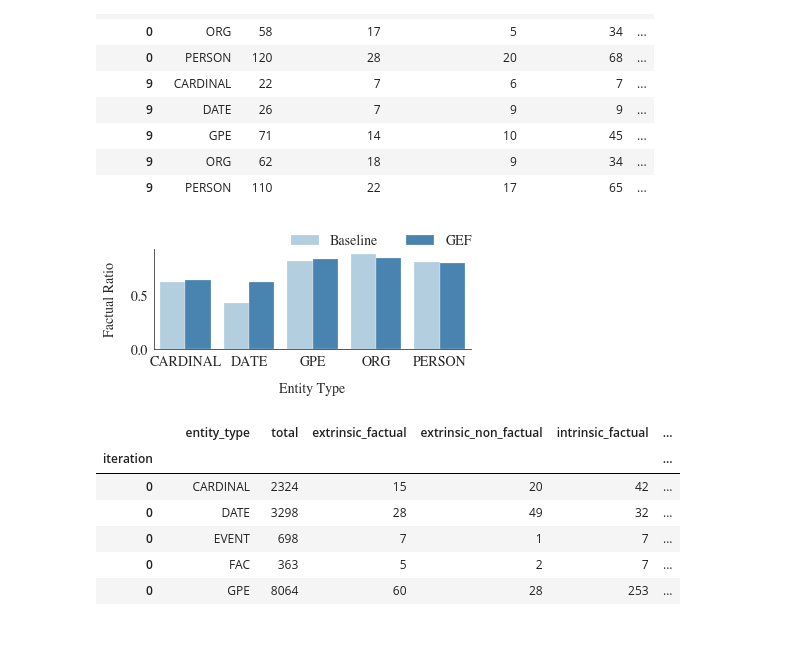
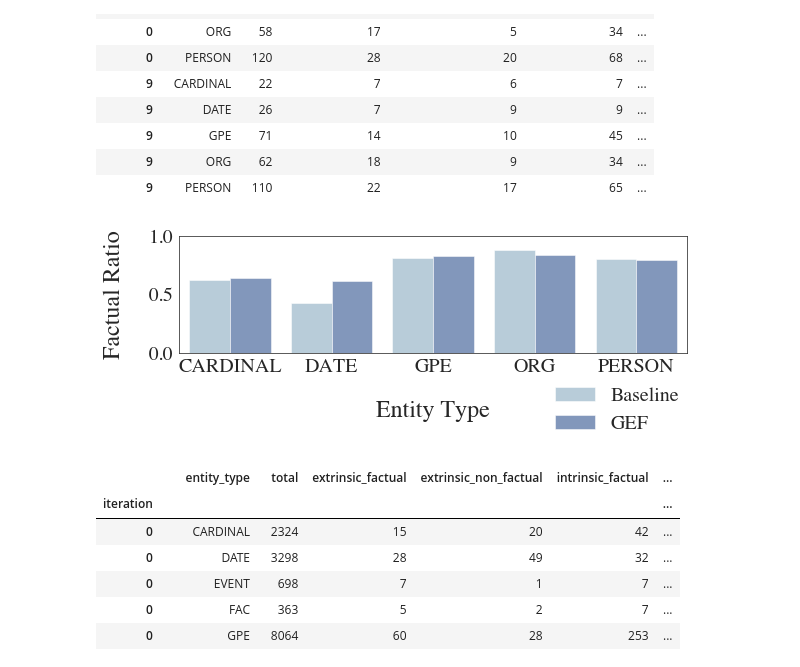
Before and after one commit to danton-nlp/GEF, a Jupyter notebook: entity_types.ipynb, the cells around one changed output. Saved outputs shown, nothing was run; the diff lists cells and outputs as text; code cells hidden in the pictures; blank space fills up the shorter version.

Commit message:
Updated plots to be consistent

```diff
--- a/entity_types.ipynb
+++ b/entity_types.ipynb
@@ -200,30 +200,34 @@ See the caveats in the documentation: https://pandas.pydata.org/pandas-docs/stab
 # %%
 import seaborn as sns
 import matplotlib.pyplot as plt
 
 
 fg = sns.catplot(
     x="entity_type",
     y="factual_ratio",
     hue="Model",
     kind="bar",
     data=df_plot,
     legend=False,
-    height=2.75,
-    palette="Blues",
-    aspect=2,
+    height=3.5,
+    palette=["#B3CDDE", "#7895C4"],
+    aspect=2.4,
     ci=None
 )
-FONT_SIZE = 14
-fg.ax.set_xlabel("Entity Type", fontsize=FONT_SIZE, labelpad=FONT_SIZE)
-fg.ax.set_ylabel("Factual Ratio", fontsize=FONT_SIZE, labelpad=FONT_SIZE)
+FONT_SIZE = 20
+fg.ax.set_xlabel("Entity Type", fontsize=24, labelpad=24)
+fg.ax.set_ylabel("Factual Ratio", fontsize=24, labelpad=24)
+plt.setp(fg.ax.patches, linewidth=0.5)
+fg.ax.yaxis.set_ticks([0, 0.5, 1])
+sns.despine(bottom = False, left = False, top=False, right=False)
 plt.tick_params(axis='both', which='major', labelsize=FONT_SIZE)
-plt.legend(bbox_to_anchor=(1.02, 1.2), loc='upper right', borderaxespad=0, prop={'size': 14}, ncol=2)
+plt.legend(bbox_to_anchor=(1, -0.22), loc='upper right', borderaxespad=0, prop={'size': 20}, ncol=1)
+# plt.legend()
 plt.tight_layout()
 plt.savefig("plots/entity_types.pdf")
 # ax
 # %% [output]
-[figure, old version]
+[figure, new version]
 # %%
 import pandas as pd
 import json
```
Also changed, not shown: 3 other files.
